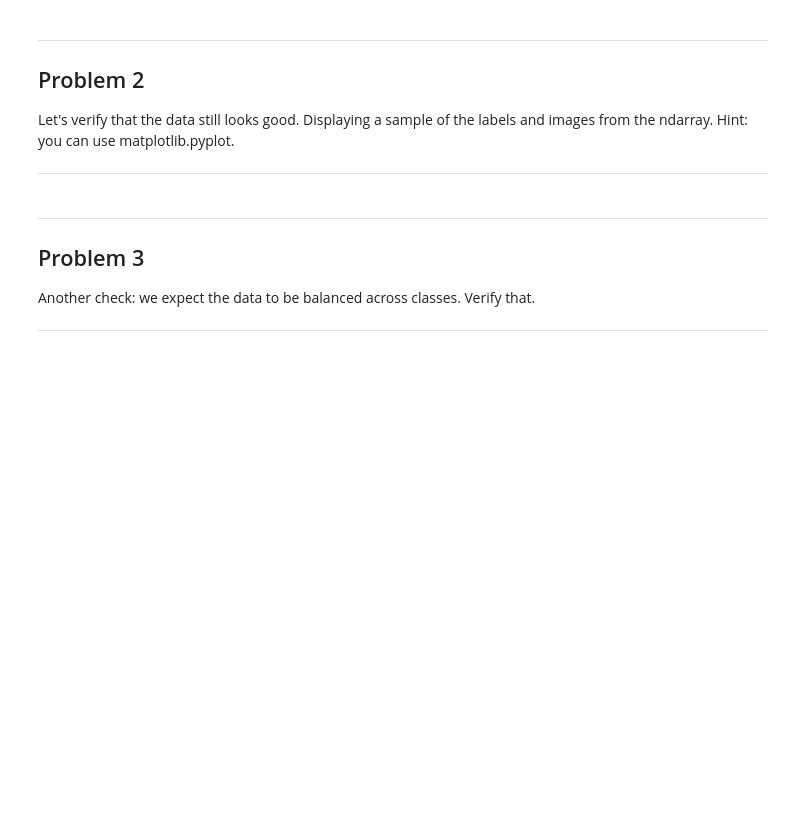
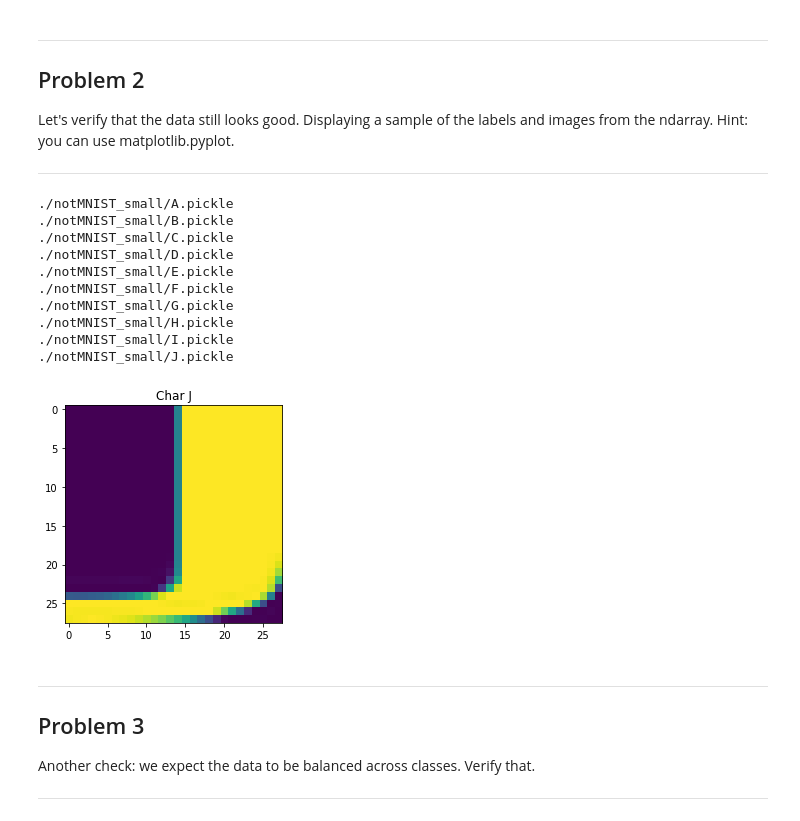
Before and after one commit to k0nen/tensorflow-study, a Jupyter notebook: 1_notmnist.ipynb, the cells around one changed output. Saved outputs shown, nothing was run; the diff lists cells and outputs as text; code cells hidden in the pictures; blank space fills up the shorter version.

```diff
--- a/1_notmnist.ipynb
+++ b/1_notmnist.ipynb
@@ -221,6 +231,33 @@ Problem 2
 Let's verify that the data still looks good. Displaying a sample of the labels and images from the ndarray. Hint: you can use matplotlib.pyplot.
 
 ---
+# %%
+# Written by k0nen
+
+def verify_dataset(datasets):
+    for set_filename in datasets:
+        print(set_filename)
+        try:
+            with open(set_filename, 'rb') as f:
+                data = pickle.load(f)
+            plt.imshow(data[1234])
+            plt.title("Char " + set_filename[-8])
+        except Exception as e:
+            print('Unable to load data from', set_filename, ':', e)
+
+verify_dataset(test_datasets)
+# %% [output]
+./notMNIST_small/A.pickle
+./notMNIST_small/B.pickle
+./notMNIST_small/C.pickle
+./notMNIST_small/D.pickle
+./notMNIST_small/E.pickle
+./notMNIST_small/F.pickle
+./notMNIST_small/G.pickle
+./notMNIST_small/H.pickle
+./notMNIST_small/I.pickle
+./notMNIST_small/J.pickle
+[figure, added]
 # %% [markdown]
 ---
 Problem 3
```
Also changed, not shown: parts of 3 cells of this notebook, 1 other file.
